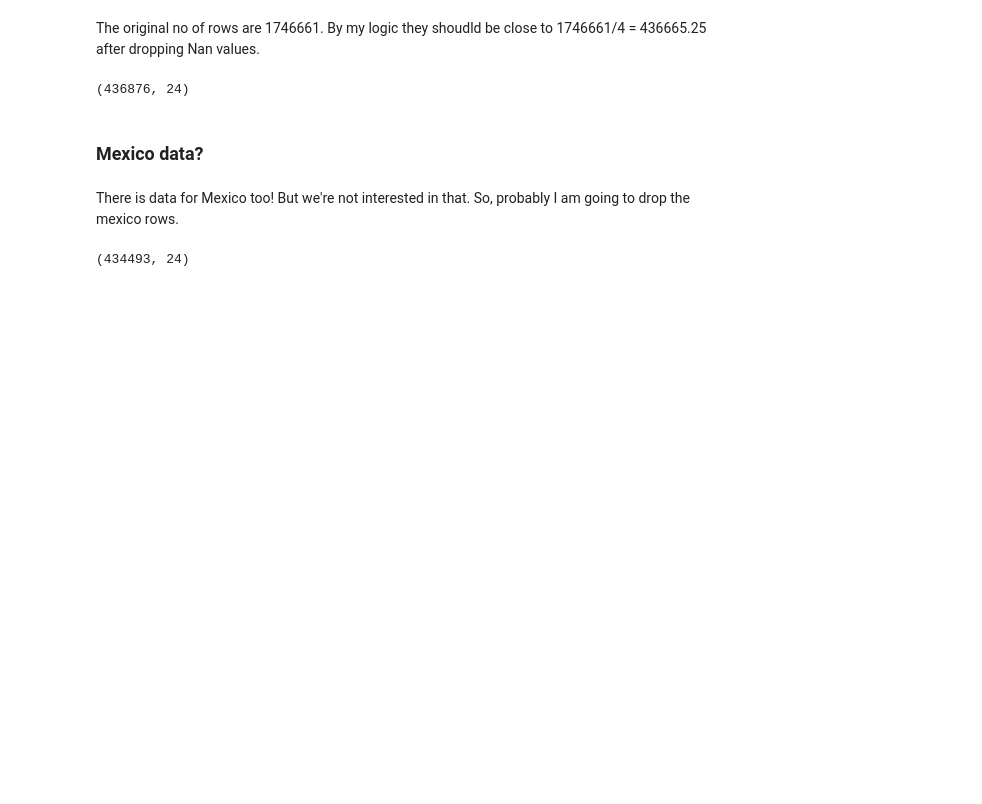
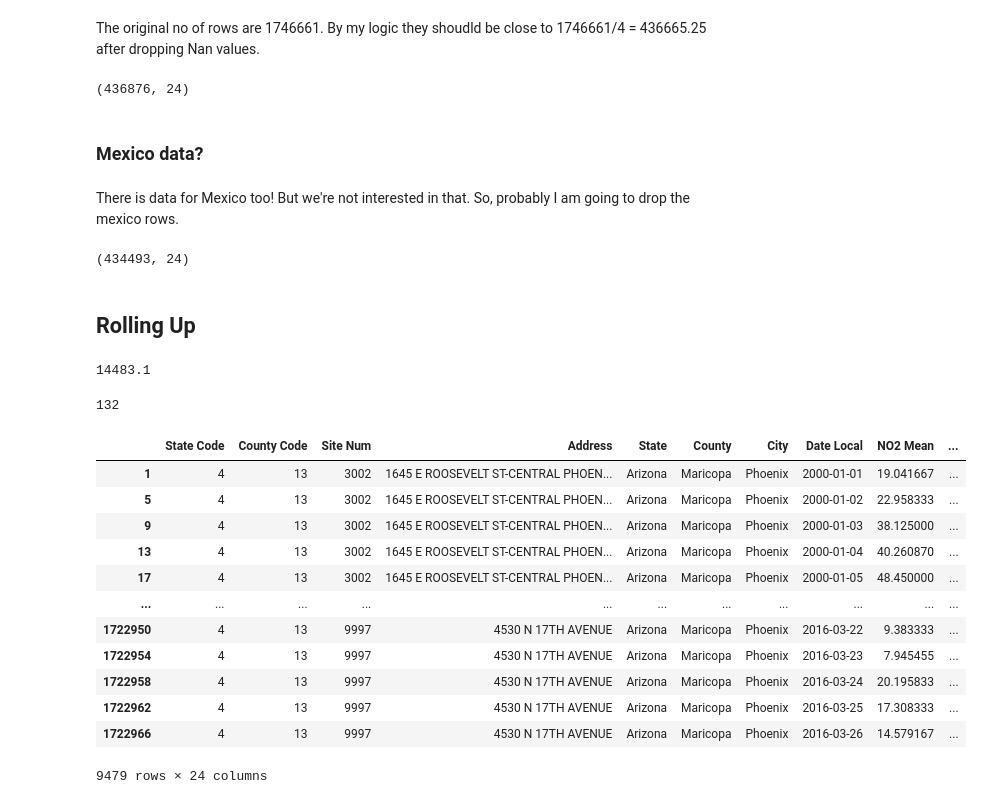
Before and after one commit to ar-ambuj23/dataviz-project2019, a Jupyter notebook: code/data_preprocessing.ipynb, the cells around one changed output. Drawn from its saved outputs; the diff is of its cells as text; code cells hidden in the pictures; blank space fills up the shorter version.

```diff
--- a/code/data_preprocessing.ipynb
+++ b/code/data_preprocessing.ipynb
@@ -140,3 +142,29 @@ data = data[data['State'] != 'Country Of Mexico']
 data.shape
 # %% [output]
 (434493, 24)
+# %% [markdown]
+## Rolling Up
+# %%
+(data.shape[0]/30)
+# %% [output]
+14483.1
+# %%
+len(data['County'].value_counts())
+# %% [output]
+132
+# %%
+data[(data['City'] == 'Phoenix')]
+# %% [output]
+|  | State Code | County Code | Site Num | Address | State | County | City | Date Local | NO2 Mean | ... |
+| 1 | 4 | 13 | 3002 | 1645 E ROOSEVELT ST-CENTRAL PHOEN... | Arizona | Maricopa | Phoenix | 2000-01-01 | 19.041667 | ... |
+| 5 | 4 | 13 | 3002 | 1645 E ROOSEVELT ST-CENTRAL PHOEN... | Arizona | Maricopa | Phoenix | 2000-01-02 | 22.958333 | ... |
+| 9 | 4 | 13 | 3002 | 1645 E ROOSEVELT ST-CENTRAL PHOEN... | Arizona | Maricopa | Phoenix | 2000-01-03 | 38.125000 | ... |
+| 13 | 4 | 13 | 3002 | 1645 E ROOSEVELT ST-CENTRAL PHOEN... | Arizona | Maricopa | Phoenix | 2000-01-04 | 40.260870 | ... |
+| 17 | 4 | 13 | 3002 | 1645 E ROOSEVELT ST-CENTRAL PHOEN... | Arizona | Maricopa | Phoenix | 2000-01-05 | 48.450000 | ... |
+| ... | ... | ... | ... | ... | ... | ... | ... | ... | ... | ... |
+| 1722950 | 4 | 13 | 9997 | 4530 N 17TH AVENUE | Arizona | Maricopa | Phoenix | 2016-03-22 | 9.383333 | ... |
+| 1722954 | 4 | 13 | 9997 | 4530 N 17TH AVENUE | Arizona | Maricopa | Phoenix | 2016-03-23 | 7.945455 | ... |
+| 1722958 | 4 | 13 | 9997 | 4530 N 17TH AVENUE | Arizona | Maricopa | Phoenix | 2016-03-24 | 20.195833 | ... |
+| 1722962 | 4 | 13 | 9997 | 4530 N 17TH AVENUE | Arizona | Maricopa | Phoenix | 2016-03-25 | 17.308333 | ... |
+| 1722966 | 4 | 13 | 9997 | 4530 N 17TH AVENUE | Arizona | Maricopa | Phoenix | 2016-03-26 | 14.579167 | ... |
+9479 rows × 24 columns
```
Also changed, not shown: parts of 2 cells of this notebook, 8 other files.
